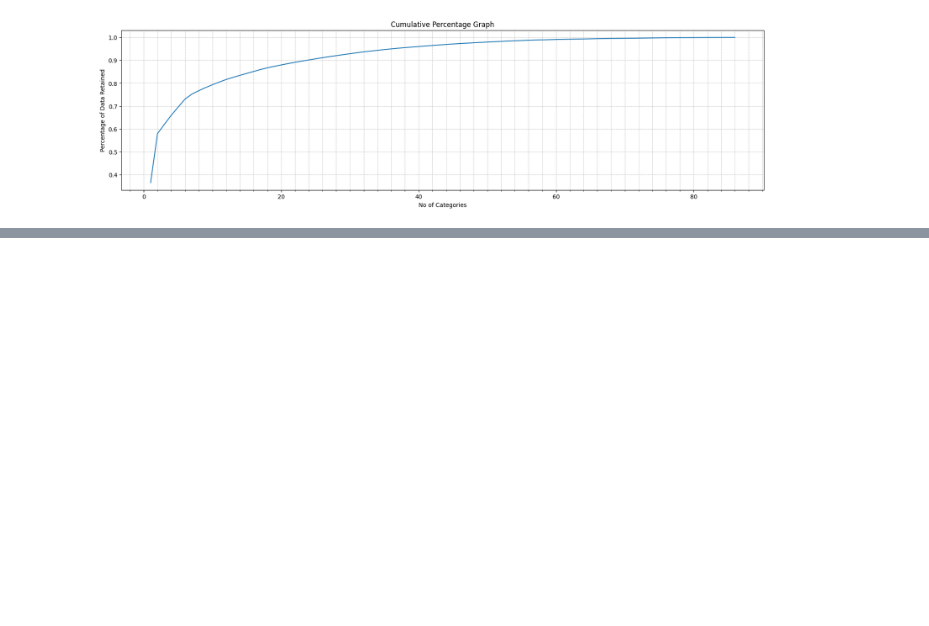
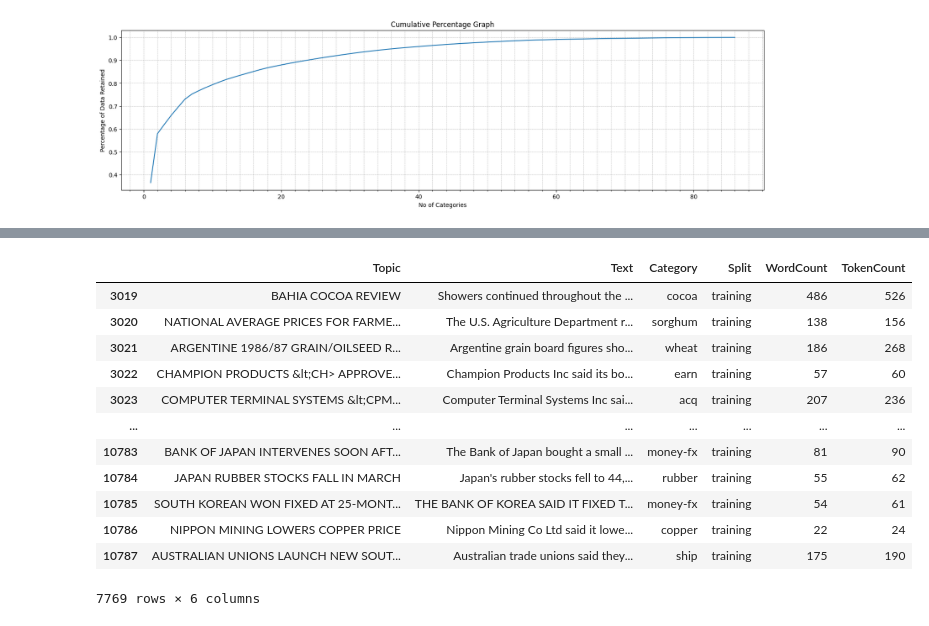
Before and after one commit to NevJay/NLP-Group-CW, a Jupyter notebook: Task_2/Reuters_Analysis.ipynb, the cells around one changed output, grey strips where cells are left out. Saved outputs shown, nothing was run; the diff lists cells and outputs as text; code cells hidden in the pictures; blank space fills up the shorter version.

```diff
--- a/Task_2/Reuters_Analysis.ipynb
+++ b/Task_2/Reuters_Analysis.ipynb
@@ -235 +205,19 @@ plt.show()
+# %%
+df_training = df[df['Split'] == 'training']
+# %%
+df_training
+# %% [output]
+|  | Topic | Text | Category | Split | WordCount | TokenCount |
+| 3019 | BAHIA COCOA REVIEW | Showers continued throughout the ... | cocoa | training | 486 | 526 |
+| 3020 | NATIONAL AVERAGE PRICES FOR FARME... | The U.S. Agriculture Department r... | sorghum | training | 138 | 156 |
+| 3021 | ARGENTINE 1986/87 GRAIN/OILSEED R... | Argentine grain board figures sho... | wheat | training | 186 | 268 |
+| 3022 | CHAMPION PRODUCTS &lt;CH> APPROVE... | Champion Products Inc said its bo... | earn | training | 57 | 60 |
+| 3023 | COMPUTER TERMINAL SYSTEMS &lt;CPM... | Computer Terminal Systems Inc sai... | acq | training | 207 | 236 |
+| ... | ... | ... | ... | ... | ... | ... |
+| 10783 | BANK OF JAPAN INTERVENES SOON AFT... | The Bank of Japan bought a small ... | money-fx | training | 81 | 90 |
+| 10784 | JAPAN RUBBER STOCKS FALL IN MARCH | Japan's rubber stocks fell to 44,... | rubber | training | 55 | 62 |
+| 10785 | SOUTH KOREAN WON FIXED AT 25-MONT... | THE BANK OF KOREA SAID IT FIXED T... | money-fx | training | 54 | 61 |
+| 10786 | NIPPON MINING LOWERS COPPER PRICE | Nippon Mining Co Ltd said it lowe... | copper | training | 22 | 24 |
+| 10787 | AUSTRALIAN UNIONS LAUNCH NEW SOUT... | Australian trade unions said they... | ship | training | 175 | 190 |
+7769 rows × 6 columns
 # %%
```
Also changed, not shown: parts of 24 cells of this notebook, 1 other file.
